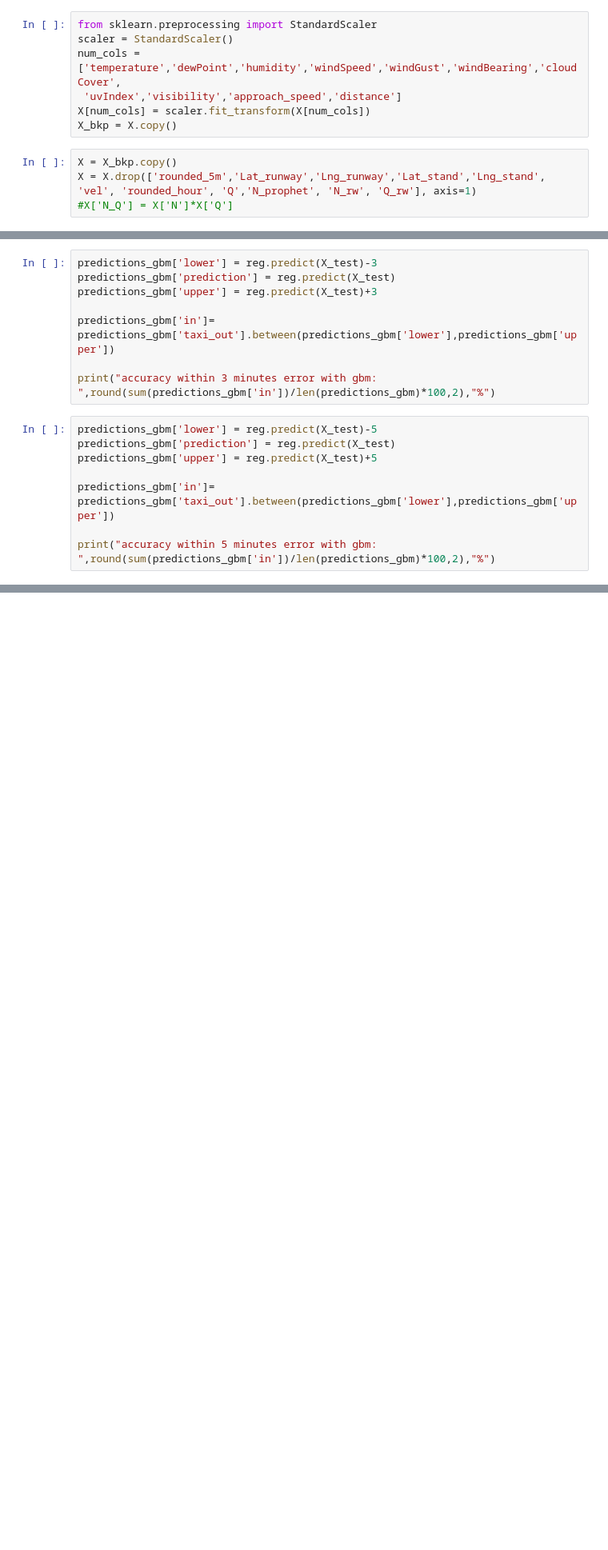
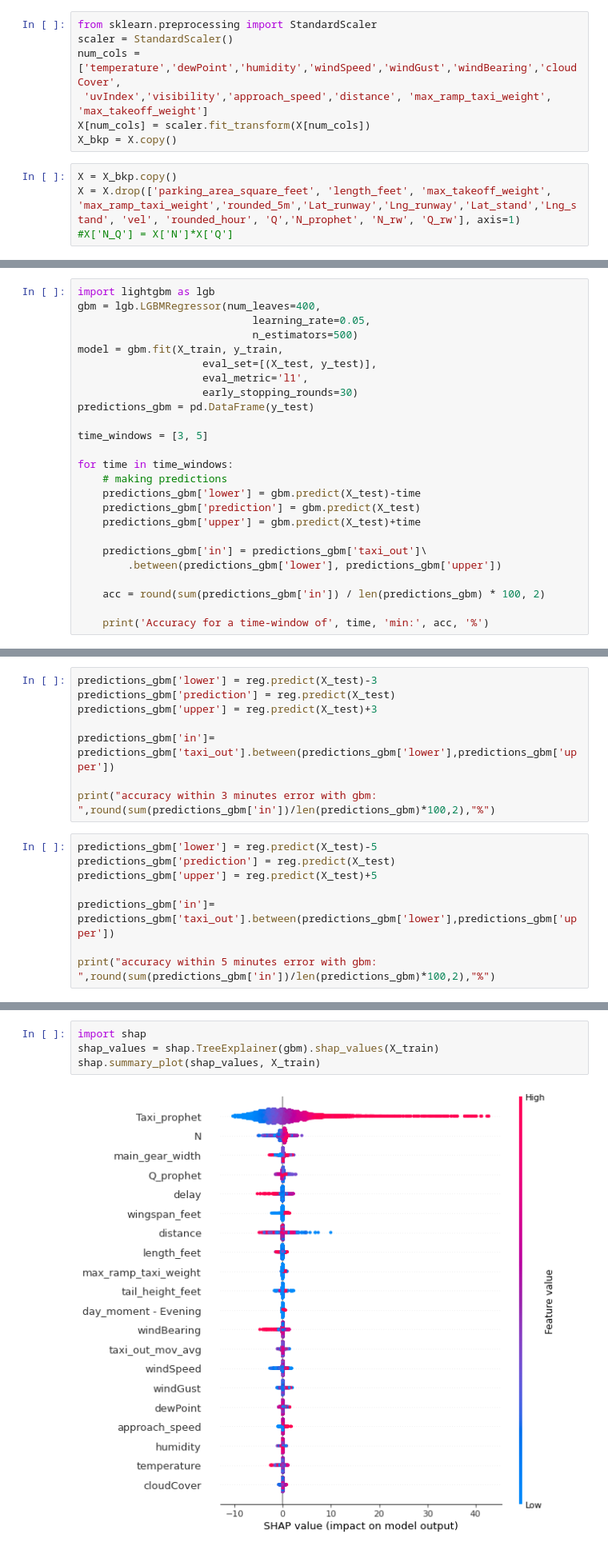
Before and after one commit to damienchambon/Hackathon-Eleven, a Jupyter notebook: data_exploration/Model Preprocessing_prophet_attempt.ipynb, the cells around one changed output, grey strips where cells are left out. Shown at 80% size. Drawn from its saved outputs; the diff is of its cells as text; blank space fills up the shorter version.

Commit message:
Facebook prophet notebook

```diff
--- a/data_exploration/Model Preprocessing_prophet_attempt.ipynb
+++ b/data_exploration/Model Preprocessing_prophet_attempt.ipynb
@@ -340,12 +340,12 @@ X.select_dtypes('float').columns.tolist()
 from sklearn.preprocessing import StandardScaler
 scaler = StandardScaler()
 num_cols = ['temperature','dewPoint','humidity','windSpeed','windGust','windBearing','cloudCover',
- 'uvIndex','visibility','approach_speed','distance']
+ 'uvIndex','visibility','approach_speed','distance', 'max_ramp_taxi_weight', 'max_takeoff_weight']
 X[num_cols] = scaler.fit_transform(X[num_cols])
 X_bkp = X.copy()
 # %%
 X = X_bkp.copy()
-X = X.drop(['rounded_5m','Lat_runway','Lng_runway','Lat_stand','Lng_stand', 'vel', 'rounded_hour', 'Q','N_prophet', 'N_rw', 'Q_rw'], axis=1)
+X = X.drop(['parking_area_square_feet', 'length_feet', 'max_takeoff_weight', 'max_ramp_taxi_weight','rounded_5m','Lat_runway','Lng_runway','Lat_stand','Lng_stand', 'vel', 'rounded_hour', 'Q','N_prophet', 'N_rw', 'Q_rw'], axis=1)
 #X['N_Q'] = X['N']*X['Q']
 # %%
 from sklearn.model_selection import train_test_split
@@ -487,0 +475,25 @@ regr.score(X_test, y_test)
+# %%
+import lightgbm as lgb
+gbm = lgb.LGBMRegressor(num_leaves=400,
+                            learning_rate=0.05,
+                            n_estimators=500)
+model = gbm.fit(X_train, y_train,
+                    eval_set=[(X_test, y_test)],
+                    eval_metric='l1',
+                    early_stopping_rounds=30)
+predictions_gbm = pd.DataFrame(y_test)
+
+time_windows = [3, 5]
+
+for time in time_windows:
+    # making predictions
+    predictions_gbm['lower'] = gbm.predict(X_test)-time
+    predictions_gbm['prediction'] = gbm.predict(X_test)
+    predictions_gbm['upper'] = gbm.predict(X_test)+time
+
+    predictions_gbm['in'] = predictions_gbm['taxi_out']\
+        .between(predictions_gbm['lower'], predictions_gbm['upper'])
+
+    acc = round(sum(predictions_gbm['in']) / len(predictions_gbm) * 100, 2)
+
+    print('Accuracy for a time-window of', time, 'min:', acc, '%')
@@ -595,0 +644,6 @@ pickle.save()
+# %%
+import shap
+shap_values = shap.TreeExplainer(gbm).shap_values(X_train)
+shap.summary_plot(shap_values, X_train)
+# %% [output]
+[figure, added]
```
Also changed, not shown: parts of 17 cells of this notebook.
